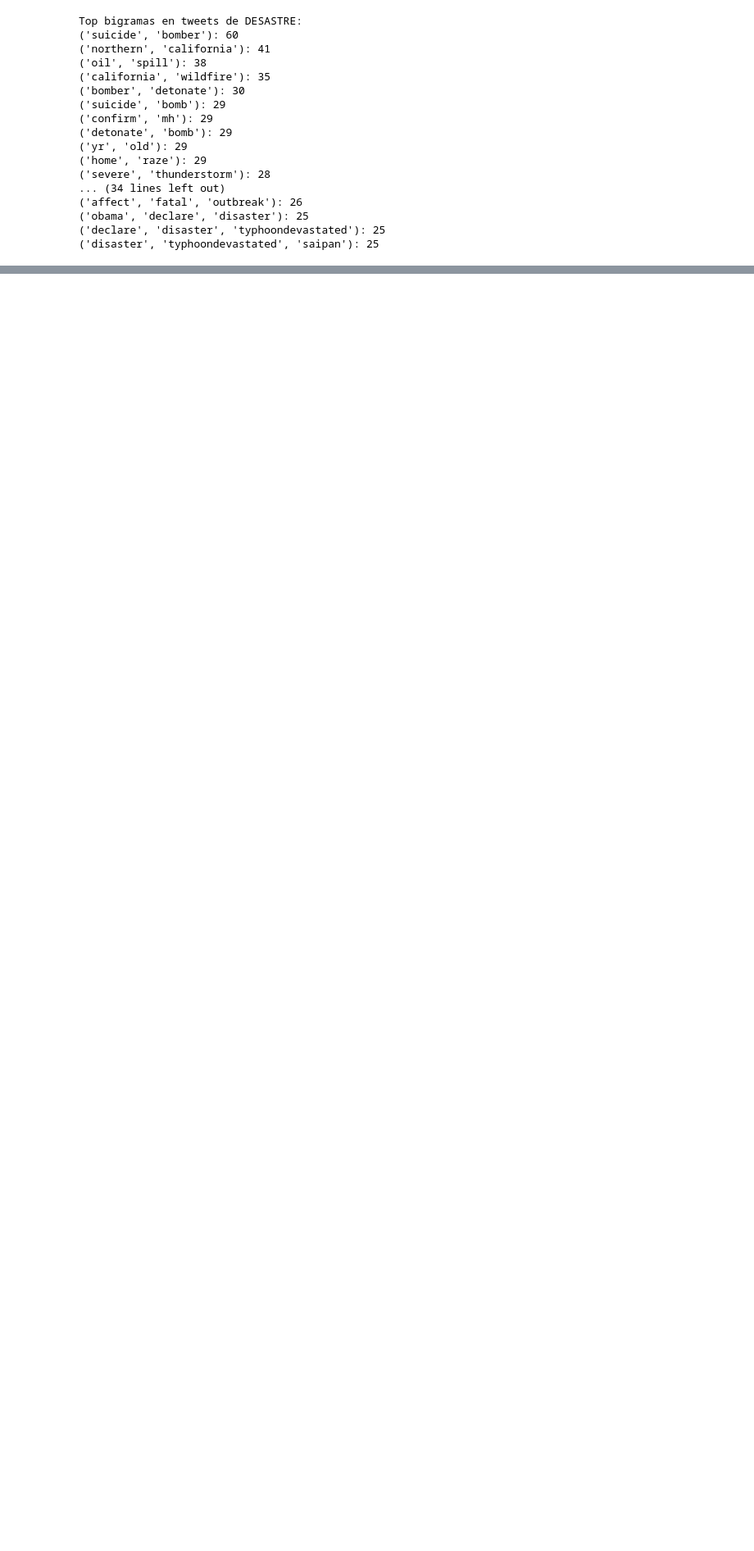
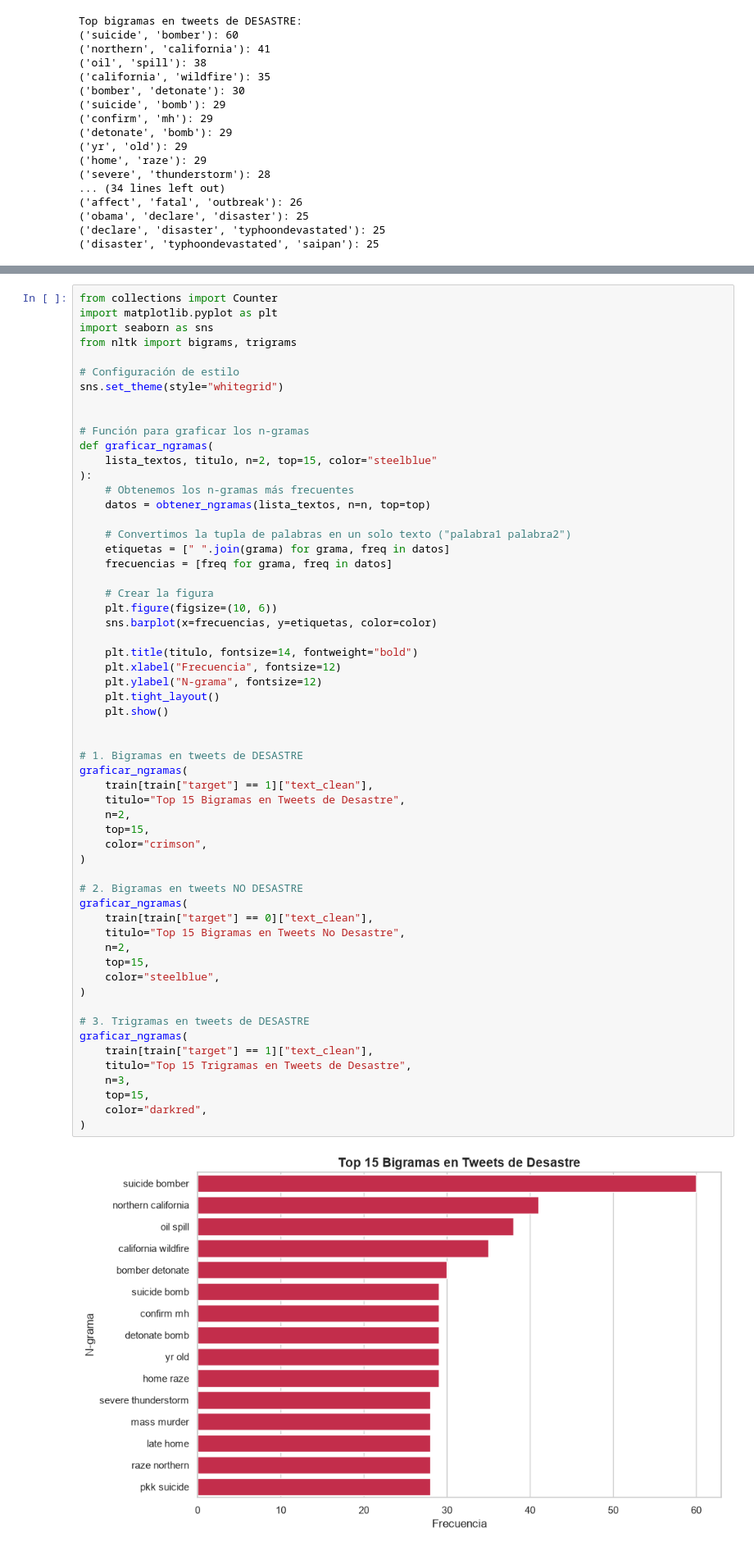
Before and after one commit to belennmm/DataS_Lab5_Tweets, a Jupyter notebook: Lab5_Teewts.ipynb, the cells around one changed output, grey strips where cells are left out. Shown at 82% size. Saved outputs shown, nothing was run; the diff lists cells and outputs as text; blank space fills up the shorter version.

```diff
--- a/Lab5_Teewts.ipynb
+++ b/Lab5_Teewts.ipynb
@@ -544,0 +564,60 @@ Top bigramas en tweets de DESASTRE:
+# %%
+from collections import Counter
+import matplotlib.pyplot as plt
+import seaborn as sns
+from nltk import bigrams, trigrams
+
+# Configuración de estilo
+sns.set_theme(style="whitegrid")
+
+
+# Función para graficar los n-gramas
+def graficar_ngramas(
+    lista_textos, titulo, n=2, top=15, color="steelblue"
+):
+    # Obtenemos los n-gramas más frecuentes
+    datos = obtener_ngramas(lista_textos, n=n, top=top)
+
+    # Convertimos la tupla de palabras en un solo texto ("palabra1 palabra2")
+    etiquetas = [" ".join(grama) for grama, freq in datos]
+    frecuencias = [freq for grama, freq in datos]
+
+    # Crear la figura
+    plt.figure(figsize=(10, 6))
+    sns.barplot(x=frecuencias, y=etiquetas, color=color)
+
+    plt.title(titulo, fontsize=14, fontweight="bold")
+    plt.xlabel("Frecuencia", fontsize=12)
+    plt.ylabel("N-grama", fontsize=12)
+    plt.tight_layout()
+    plt.show()
+
+
+# 1. Bigramas en tweets de DESASTRE
+graficar_ngramas(
+    train[train["target"] == 1]["text_clean"],
+    titulo="Top 15 Bigramas en Tweets de Desastre",
+    n=2,
+    top=15,
+    color="crimson",
+)
+
+# 2. Bigramas en tweets NO DESASTRE
+graficar_ngramas(
+    train[train["target"] == 0]["text_clean"],
+    titulo="Top 15 Bigramas en Tweets No Desastre",
+    n=2,
+    top=15,
+    color="steelblue",
+)
+
+# 3. Trigramas en tweets de DESASTRE
+graficar_ngramas(
+    train[train["target"] == 1]["text_clean"],
+    titulo="Top 15 Trigramas en Tweets de Desastre",
+    n=3,
+    top=15,
+    color="darkred",
+)
+# %% [output]
+[figure, added]
```
Also changed, not shown: parts of 47 cells of this notebook.
